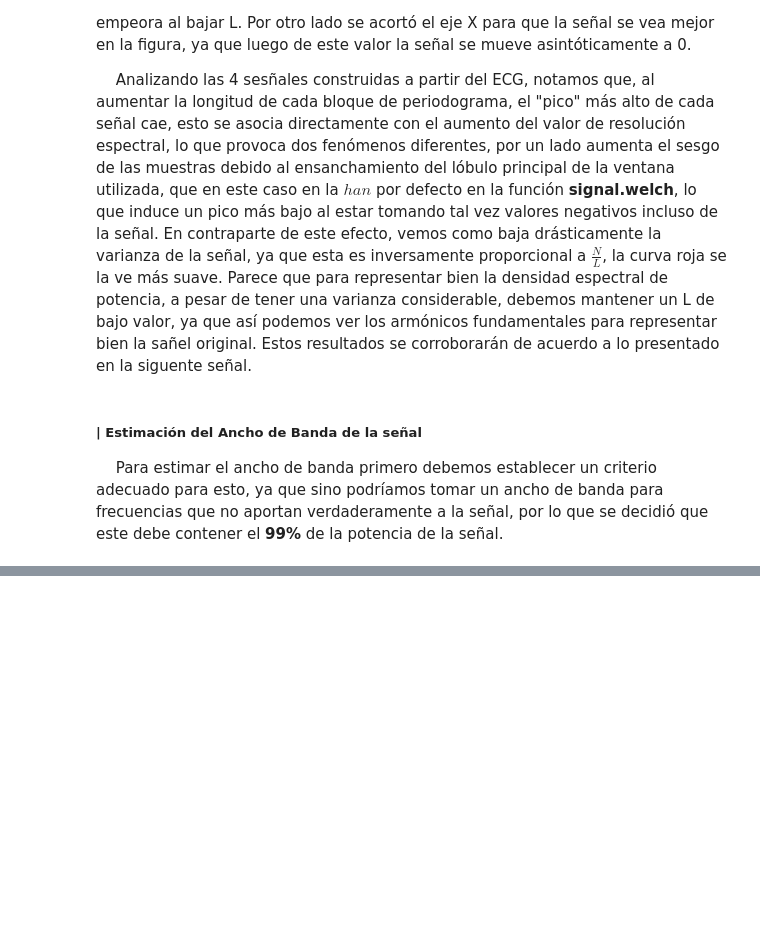
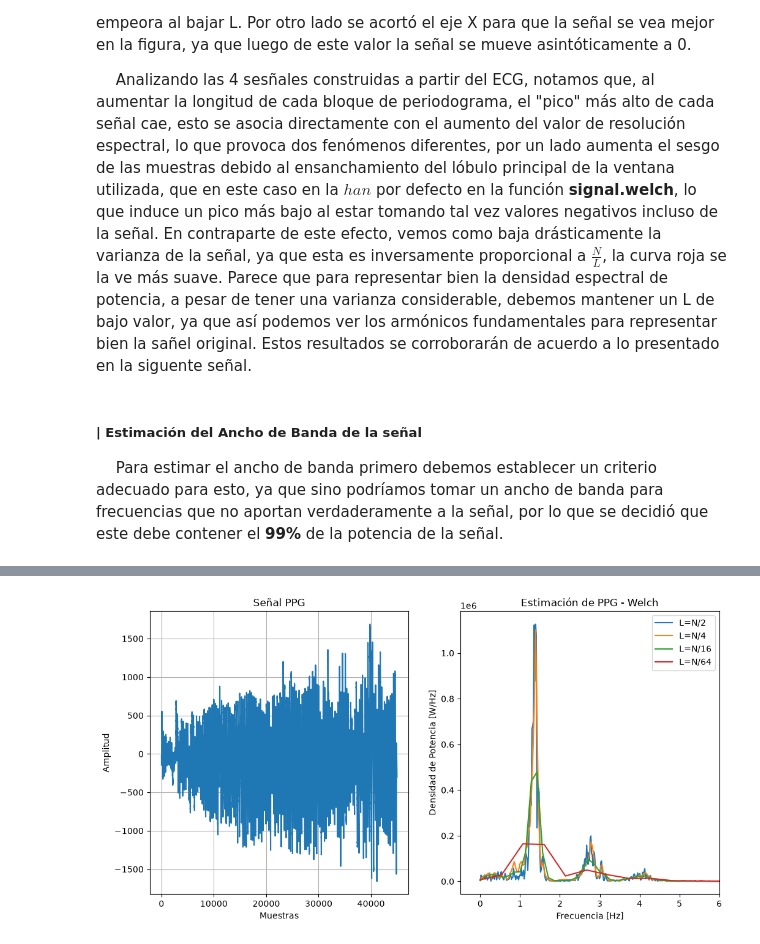
Before and after one commit to JoaquinBRios/APS-, a Jupyter notebook: TS5.ipynb, the cells around one changed output, grey strips where cells are left out. Cells and saved outputs as stored; diff of their text form; code cells hidden in the pictures; blank space fills up the shorter version.

```diff
--- a/TS5.ipynb
+++ b/TS5.ipynb
@@ -96,0 +137,43 @@ plt.show()
+# %%
+#%%
+
+fig, (ax1, ax2) = plt.subplots(1, 2, figsize=(12, 6))
+
+####################################
+# Lectura de pletismografía (PPG)  #
+####################################
+
+fs_ppg = 400 # Hz
+
+##################
+## PPG sin ruido
+##################
+
+ppg = np.load('ppg_sin_ruido.npy')
+
+ax1.set_title('Señal PPG')
+ax1.set_xlabel('Muestras')
+ax1.set_ylabel('Amplitud')
+ax1.plot(ppg)
+ax1.grid(True)
+
+N = len(ppg)
+#%%
+frec, DEP_PPG_welch = signal.welch(ppg,fs=fs_ppg,nperseg=(max(1, N//2))) #nperseg mide la longitud de cada periodograma para calcular la DEP
+frec2, DEP_PPG_welch2 = signal.welch(ppg, fs=fs_ppg, nperseg=max(1, N//4))
+frec3, DEP_PPG_welch3 = signal.welch(ppg, fs=fs_ppg, nperseg=max(1, N//16))
+frec4, DEP_PPG_welch4 = signal.welch(ppg, fs=fs_ppg, nperseg=max(1, N//60))
+
+ax2.set_title('Estimación de PPG - Welch')
+ax2.set_xlabel('Frecuencia [Hz]')
+ax2.set_ylabel('Densidad de Potencia [W/Hz]')
+ax2.plot(frec,DEP_PPG_welch, label = "L=N/2")
+ax2.plot(frec2,DEP_PPG_welch2, label = "L=N/4")
+ax2.plot(frec3,DEP_PPG_welch3, label = "L=N/16")
+ax2.plot(frec4,DEP_PPG_welch4, label = "L=N/64")
+ax2.set_xlim(-0.5, 6)
+ax2.legend()
+
+plt.show()
+# %% [output]
+[figure, added]
```
Also changed, not shown: parts of 9 cells of this notebook, 3 other files.
